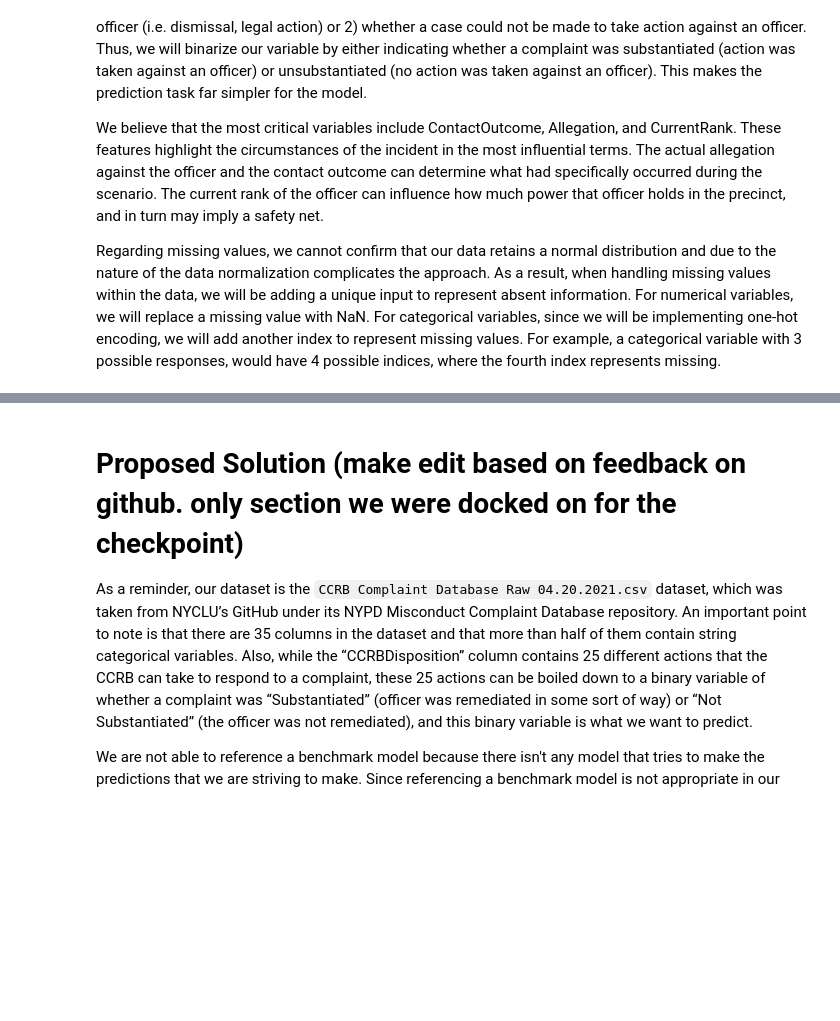
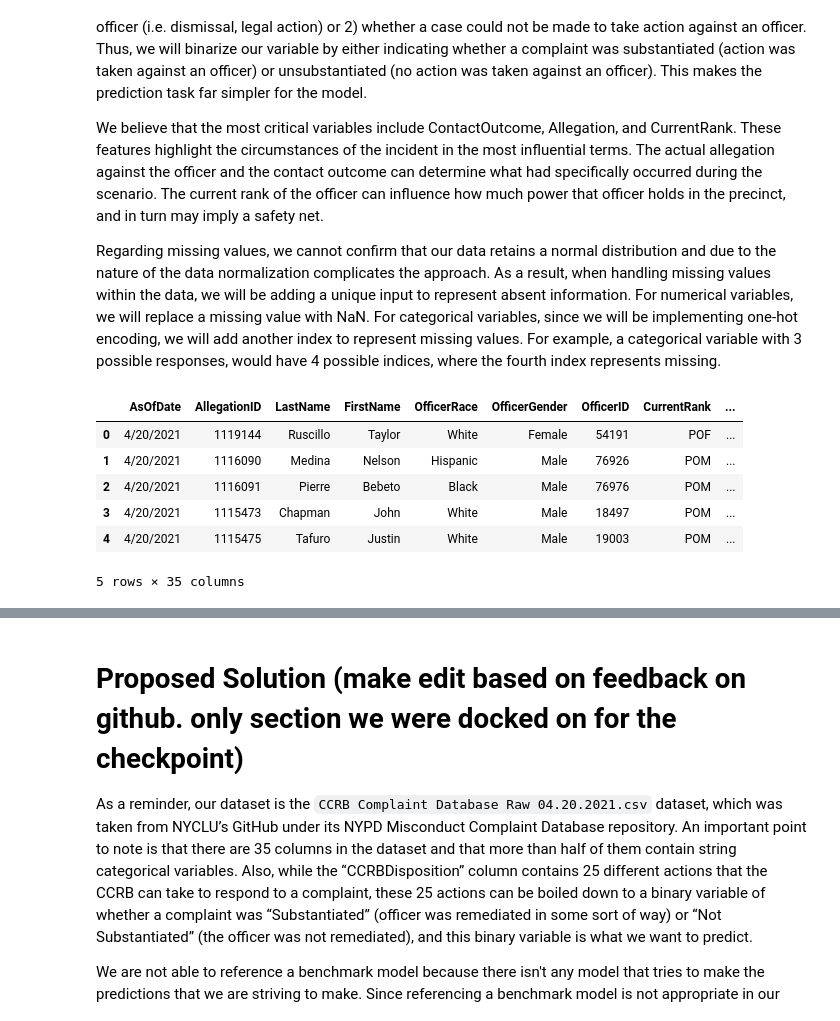
Before and after one commit to COGS118A/Group015-Wi23, a Jupyter notebook: FinalProjectGroup015-Wi23.ipynb, the cells around one changed output, grey strips where cells are left out. Cells and saved outputs as stored; diff of their text form; code cells hidden in the pictures; blank space fills up the shorter version.

```diff
--- a/FinalProjectGroup015-Wi23.ipynb
+++ b/FinalProjectGroup015-Wi23.ipynb
@@ -98,0 +103,12 @@ Regarding missing values, we cannot confirm that our data retains a normal distr
+# %%
+# load dataset
+ccrb = pd.read_csv("CCRB Complaint Database Raw 04.20.2021.csv")
+ccrb.head()
+# %% [output]
+|  | AsOfDate | AllegationID | LastName | FirstName | OfficerRace | OfficerGender | OfficerID | CurrentRank | ... |
+| 0 | 4/20/2021 | 1119144 | Ruscillo | Taylor | White | Female | 54191 | POF | ... |
+| 1 | 4/20/2021 | 1116090 | Medina | Nelson | Hispanic | Male | 76926 | POM | ... |
+| 2 | 4/20/2021 | 1116091 | Pierre | Bebeto | Black | Male | 76976 | POM | ... |
+| 3 | 4/20/2021 | 1115473 | Chapman | John | White | Male | 18497 | POM | ... |
+| 4 | 4/20/2021 | 1115475 | Tafuro | Justin | White | Male | 19003 | POM | ... |
+5 rows × 35 columns
```
Also changed, not shown: parts of 8 cells of this notebook.
